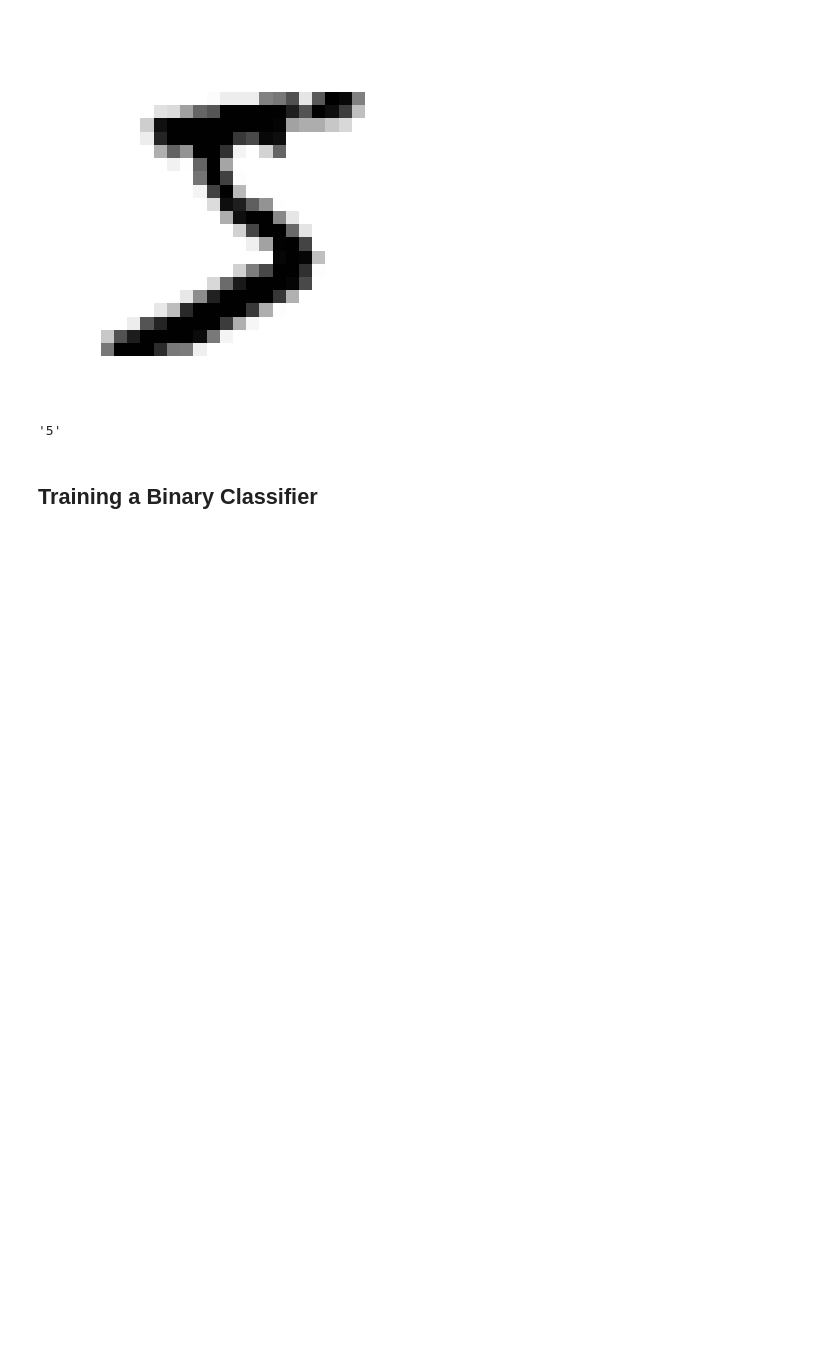
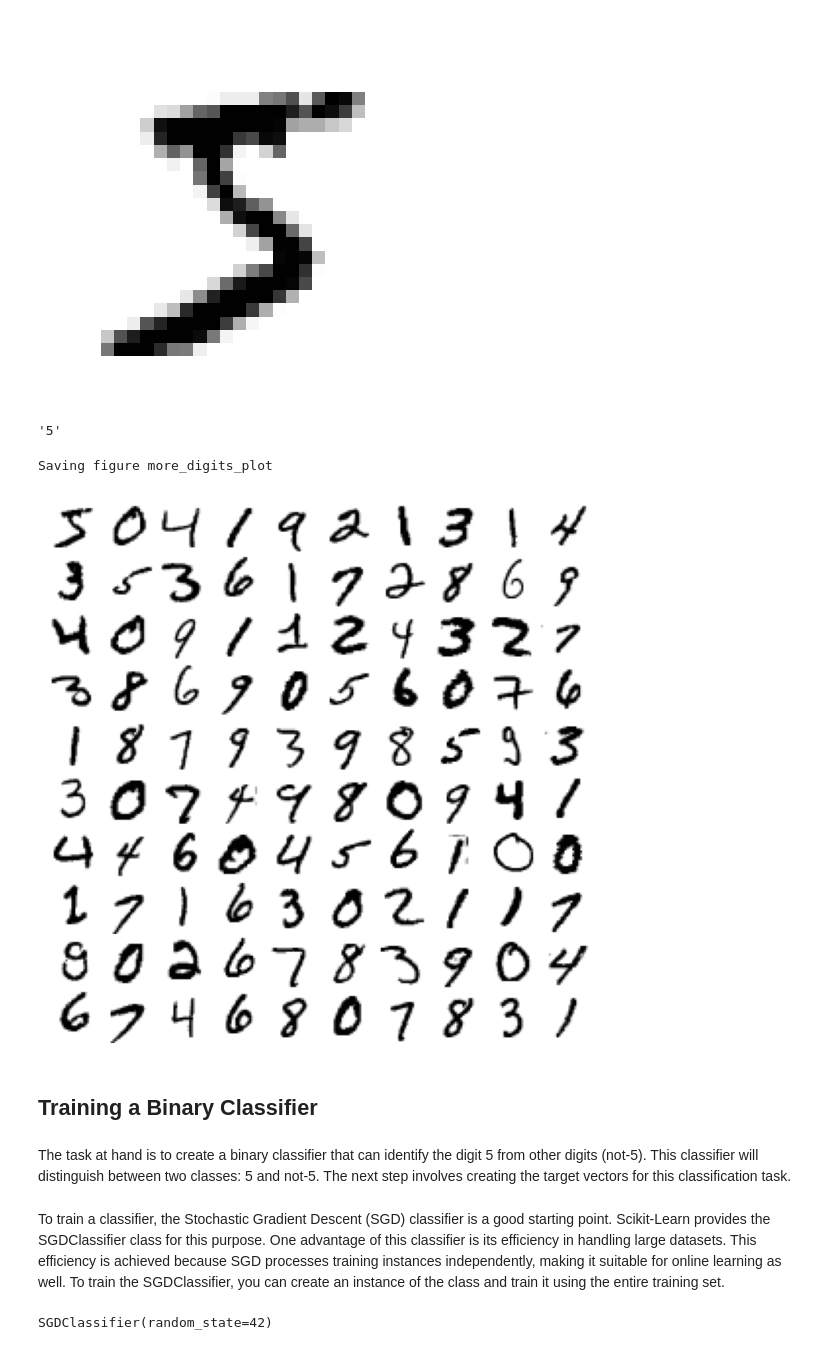
Before and after one commit to d-t-n/hands-on-ml, a Jupyter notebook: 03-Classification.ipynb, the cells around one changed output. Cells and saved outputs as stored; diff of their text form; code cells hidden in the pictures; blank space fills up the shorter version.

Commit message:
updated notebook - Classification

```diff
--- a/03-Classification.ipynb
+++ b/03-Classification.ipynb
@@ -100,5 +102,24 @@ y = y.astype(np.uint8)
 # Creating a test set
 
 X_train, X_test, y_train, y_test = X[:60000], X[60000:], y[:60000], y[60000:]
+# %%
+# extra code – this cell generates and saves Figure 3–2
+def plot_digit(image_data):
+    image = image_data.reshape(28, 28)
+    plt.imshow(image, cmap="binary")
+    plt.axis("off")
+
+plt.figure(figsize=(9, 9))
+for idx, image_data in enumerate(X[:100]):
+    plt.subplot(10, 10, idx + 1)
+    plot_digit(image_data)
+plt.subplots_adjust(wspace=0, hspace=0)
+save_fig("more_digits_plot", tight_layout=False)
+plt.show()
+# %% [output]
+Saving figure more_digits_plot
+[figure, added]
 # %% [markdown]
 ## Training a Binary Classifier
+# %% [markdown]
+The task at hand is to create a binary classifier that can identify the digit 5 from other digits (not-5). This classifier will distinguish between two classes: 5 and not-5. The next step involves creating the target vectors for this classification task.
@@ -104,0 +129,8 @@ X_train, X_test, y_train, y_test = X[:60000], X[60000:], y[:60000], y[60000:]
+# %% [markdown]
+To train a classifier, the Stochastic Gradient Descent (SGD) classifier is a good starting point. Scikit-Learn provides the SGDClassifier class for this purpose. One advantage of this classifier is its efficiency in handling large datasets. This efficiency is achieved because SGD processes training instances independently, making it suitable for online learning as well. To train the SGDClassifier, you can create an instance of the class and train it using the entire training set.
+# %%
+from sklearn.linear_model import SGDClassifier
+sgd_clf = SGDClassifier(random_state=42)
+sgd_clf.fit(X_train, y_train_5)
+# %% [output]
+SGDClassifier(random_state=42)
```
Also changed, not shown: parts of 47 cells of this notebook, 4 other files.
